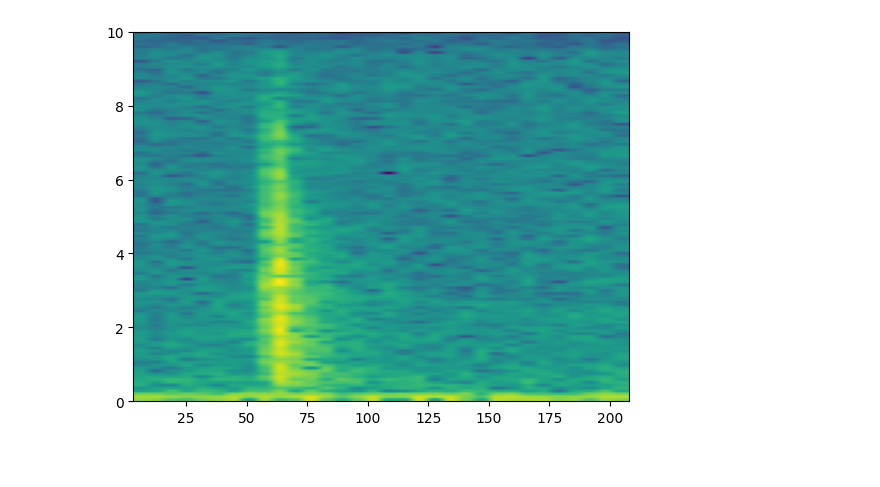
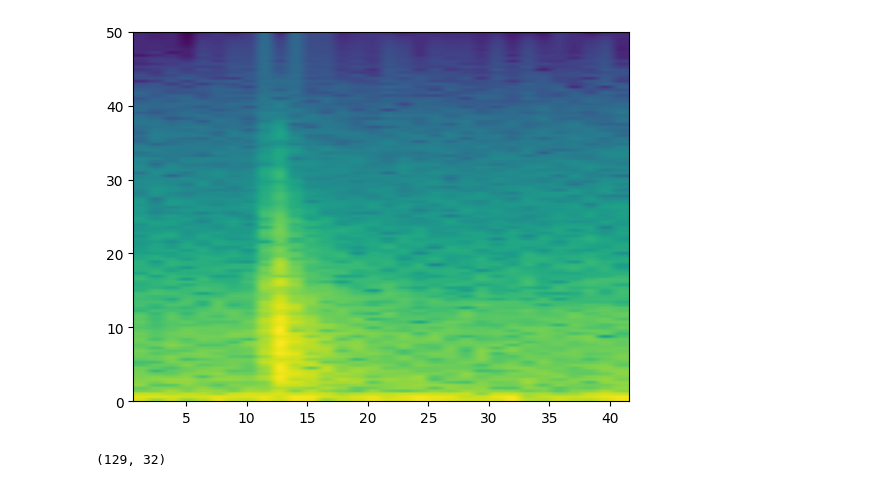
Before and after one commit to Andavaro/Trabajo_de_grado_CEIA, a Jupyter notebook: prueba_prepros.ipynb, the cells around one changed output. Saved outputs shown, nothing was run; the diff lists cells and outputs as text; code cells hidden in the pictures.

```diff
--- a/prueba_prepros.ipynb
+++ b/prueba_prepros.ipynb
@@ -60,6 +117,6 @@ def preprocesamiento(Ruta, Detrend='demean', New_Sampling=0, Filter='bandpass',
 # %%
 fmin = 0.01
-fmax=35
+fmax = 10
 
 salida, sismo = preprocesamiento(ruta, Fmin=fmin, Fmax=fmax)
 sismo.plot()
@@ -73,10 +126,11 @@ sismo.spectrogram(samp_rate=1, per_lap=0.70, wlen=100 , log=True)
 # %%
-npts = sismo.stats.npts
-dt = sismo.stats.delta
-t = np.arange(0, sismo.stats.npts / sismo.stats.sampling_rate, sismo.stats.delta)
 nfft = 2**8
 sol=0.5
 
-spc = plt.specgram(sismo , NFFT=nfft, Fs=20, noverlap=round(nfft*sol))
+Pxx, freqs, bins, im = plt.specgram(sismo , NFFT=nfft, Fs=sismo.stats.sampling_rate, noverlap=round(nfft*sol))
 # %% [output]
-[figure, old version]
+[figure, new version]
+# %%
+Pxx.shape
+# %% [output]
+(129, 32)
```
Also changed, not shown: parts of 5 cells of this notebook, 1 other file.
